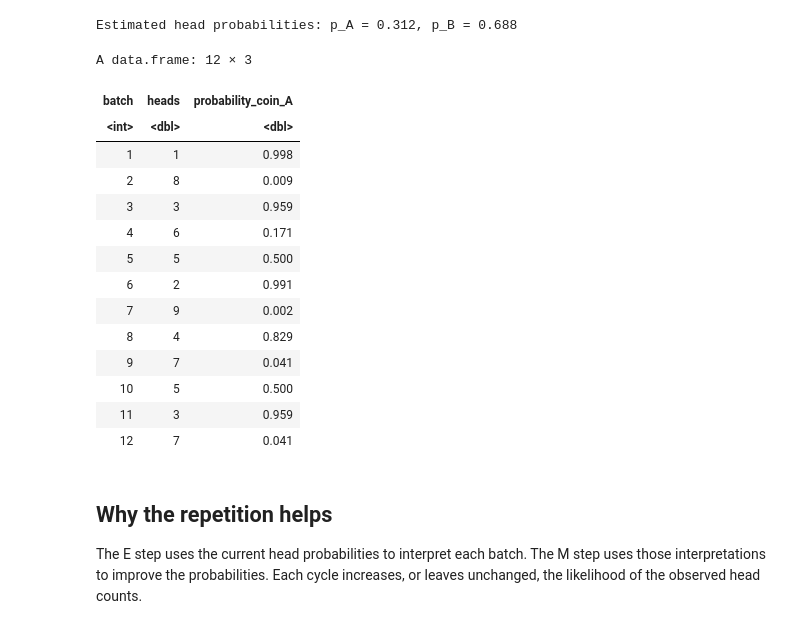
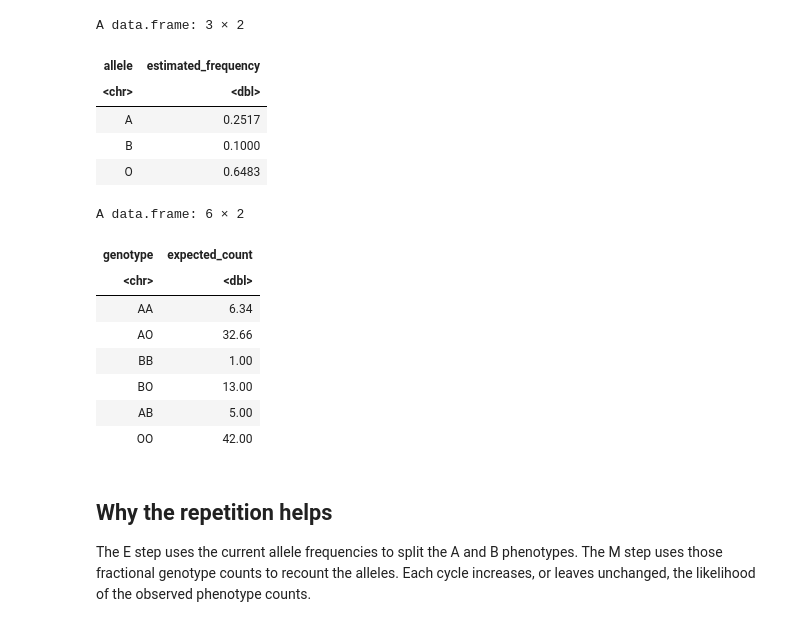
Before and after one commit to StatFunGen/P8149_2026_vignettes, a Jupyter notebook: P8149_Lecture_2_EM_Basics.ipynb, the cells around one changed output. Cells and saved outputs as stored; diff of their text form; code cells hidden in the pictures.

```diff
--- a/P8149_Lecture_2_EM_Basics.ipynb
+++ b/P8149_Lecture_2_EM_Basics.ipynb
@@ -125,55 +156,59 @@ fit_em <- function(heads, n_tosses, p_start = c(0.2, 0.8),
   )
 }
 # %%
-fit <- fit_em(heads, n_tosses)
+fit <- fit_abo_em(phenotype_count)
 
-result <- data.frame(
-  batch = seq_along(heads),
-  heads = heads,
-  probability_coin_A = round(fit$responsibility, 3)
+data.frame(
+  allele = names(fit$frequency),
+  estimated_frequency = round(unname(fit$frequency), 4)
 )
 
-cat(sprintf(
-  "Estimated head probabilities: p_A = %.3f, p_B = %.3f\n",
-  fit$probabilities[["p_A"]],
-  fit$probabilities[["p_B"]]
-))
-result
+data.frame(
+  genotype = names(fit$genotype_count),
+  expected_count = round(unname(fit$genotype_count), 2)
+)
 
+to_frequency <- function(theta) {
+  weight <- exp(c(
+    A = unname(theta[1]),
+    B = unname(theta[2]),
+    O = 0
+  ))
+  weight / sum(weight)
+}
 negative_loglik <- function(theta) {
-  p <- sort(plogis(theta))
-  -observed_loglik(heads, n_tosses, p[1], p[2])
+  -observed_loglik(phenotype_count, to_frequency(theta))
 }
 direct_fit <- optim(
-  qlogis(fit$probabilities),
+  log(fit$frequency[c("A", "B")] / fit$frequency[["O"]]),
   negative_loglik,
   control = list(reltol = 1e-12)
 )
-direct_probabilities <- sort(plogis(direct_fit$par))
+direct_frequency <- to_frequency(direct_fit$par)
 
+stopifnot(abs(sum(fit$frequency) - 1) < 1e-12)
 stopifnot(all(diff(fit$history$loglik) >= -1e-10))
-stopifnot(max(abs(fit$probabilities - direct_probabilities)) < 1e-5)
+stopifnot(max(abs(fit$frequency - direct_frequency)) < 1e-5)
 # %% [output]
-Estimated head probabilities: p_A = 0.312, p_B = 0.688
+A data.frame: 3 × 2
+| allele | estimated_frequency |
+| <chr> | <dbl> |
+| A | 0.2517 |
+| B | 0.1000 |
+| O | 0.6483 |
-A data.frame: 12 × 3
+A data.frame: 6 × 2
-| batch | heads | probability_coin_A |
-| <int> | <dbl> | <dbl> |
-| 1 | 1 | 0.998 |
-| 2 | 8 | 0.009 |
-| 3 | 3 | 0.959 |
-| 4 | 6 | 0.171 |
-| 5 | 5 | 0.500 |
-| 6 | 2 | 0.991 |
-| 7 | 9 | 0.002 |
-| 8 | 4 | 0.829 |
-| 9 | 7 | 0.041 |
-| 10 | 5 | 0.500 |
-| 11 | 3 | 0.959 |
-| 12 | 7 | 0.041 |
+| genotype | expected_count |
+| <chr> | <dbl> |
+| AA | 6.34 |
+| AO | 32.66 |
+| BB | 1.00 |
+| BO | 13.00 |
+| AB | 5.00 |
+| OO | 42.00 |
 # %% [markdown]
 ## Why the repetition helps
 
-The E step uses the current head probabilities to interpret each batch. The M step uses those interpretations to improve the probabilities. Each cycle increases, or leaves unchanged, the likelihood of the observed head counts.
+The E step uses the current allele frequencies to split the A and B phenotypes. The M step uses those fractional genotype counts to recount the alleles. Each cycle increases, or leaves unchanged, the likelihood of the observed phenotype counts.
 # %%
 options(repr.plot.width = 7, repr.plot.height = 4)
 par(mar = c(4, 4, 1, 1))
```
Also changed, not shown: parts of 11 cells of this notebook, 1 other file.
